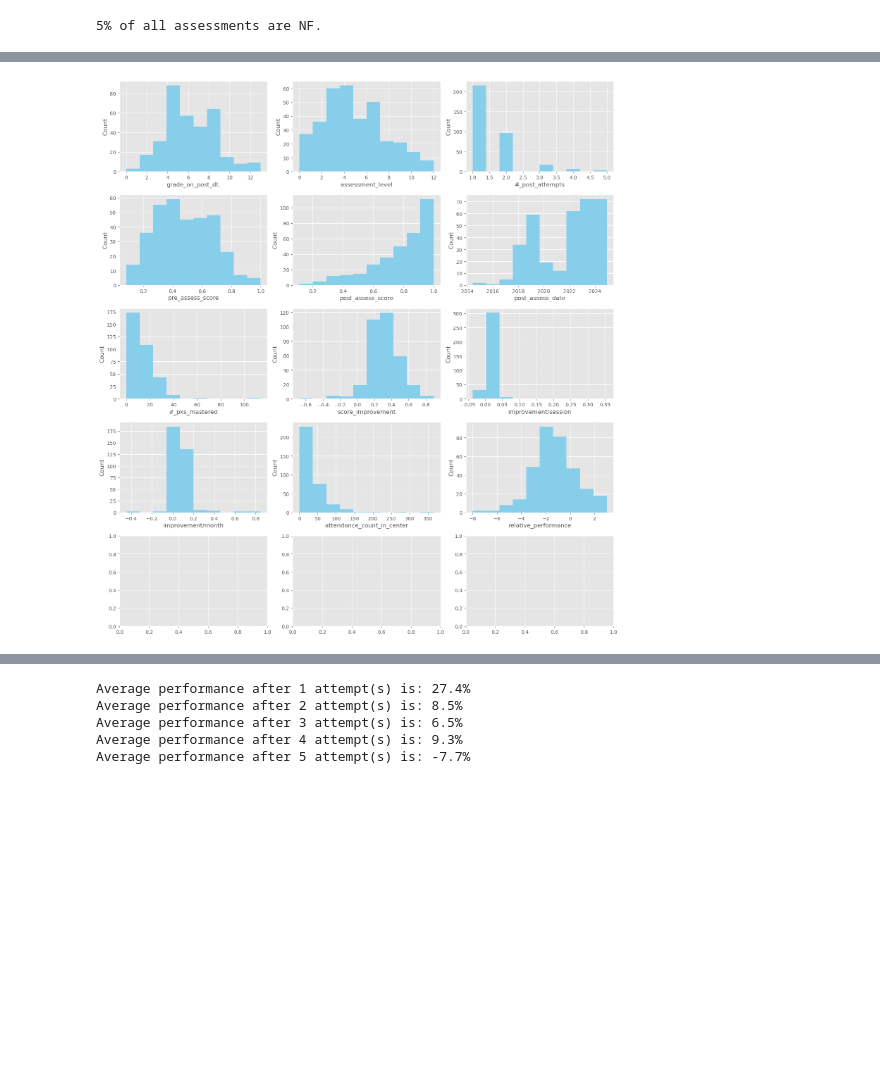
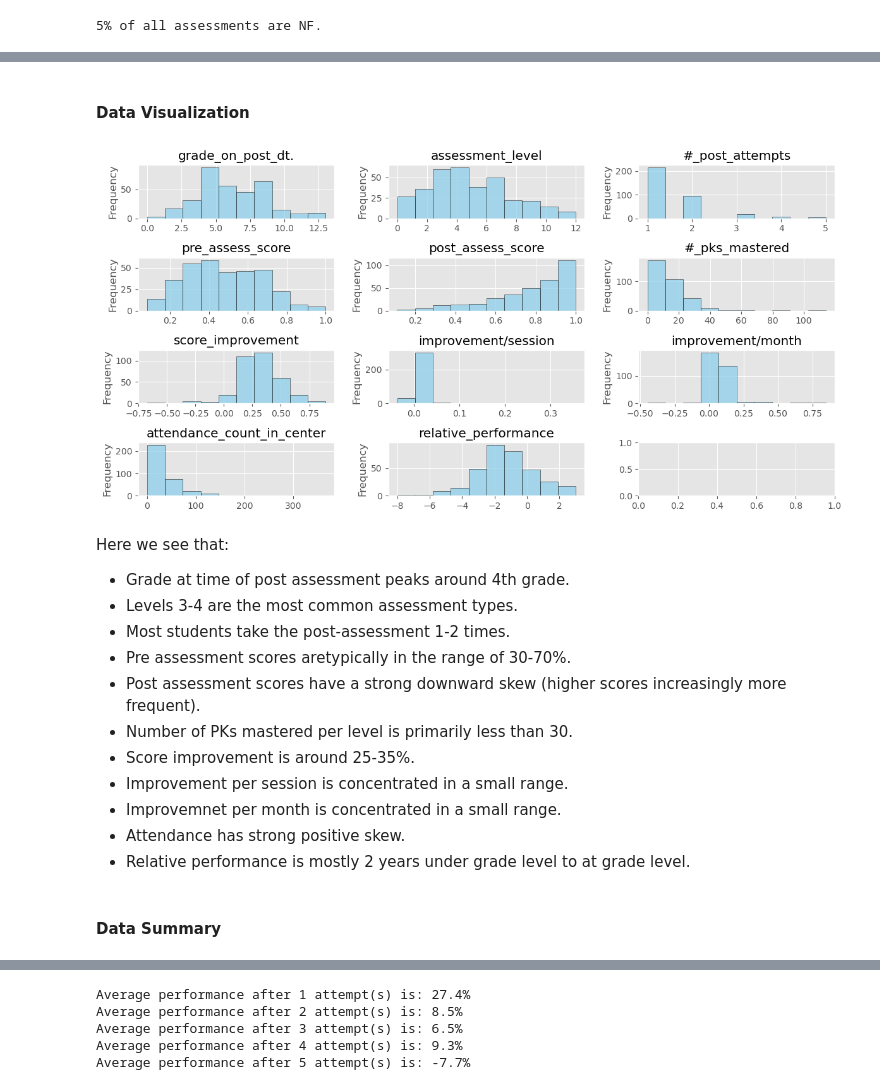
Before and after one commit to elijahlopez94/trends_in_supplemental_education_program, a Jupyter notebook: eda_notebook.ipynb, the cells around one changed output, grey strips where cells are left out. Cells and saved outputs as stored; diff of their text form; code cells hidden in the pictures; blank space fills up the shorter version.

```diff
--- a/eda_notebook.ipynb
+++ b/eda_notebook.ipynb
@@ -1672,19 +1680,21 @@ assessment_progress.loc[assessment_progress['grade_on_post_dt.'] == 4]
-# %%
-# Create a 3x5 grid
-fig, axes = plt.subplots(5, 3, figsize=(15, 16))
-axes = axes.flatten()
-
-# Apply to each column
-for i, column in enumerate(assessment_progress.columns):
-
-    # Horizontal bar plots
-    axes[i].hist(assessment_progress[column], color='skyblue')
-
-    # Add title and labels
-    axes[i].set_xlabel(column)
-    axes[i].set_ylabel('Count')
-
-# Adjust layout to prevent overlap
-plt.tight_layout();
-# %% [output]
-[figure, removed]
+# %% [markdown]
+#### Data Visualization
+# %%
+plot_numeric(assessment_progress)
+# %% [output]
+[figure, added]
+# %% [markdown]
+Here we see that:
+* Grade at time of post assessment peaks around 4th grade.
+* Levels 3-4 are the most common assessment types.
+* Most students take the post-assessment 1-2 times.
+* Pre assessment scores aretypically in the range of 30-70%.
+* Post assessment scores have a strong downward skew (higher scores increasingly more frequent).
+* Number of PKs mastered per level is primarily less than 30.
+* Score improvement is around 25-35%.
+* Improvement per session is concentrated in a small range.
+* Improvemnet per month is concentrated in a small range.
+* Attendance has strong positive skew.
+* Relative performance is mostly 2 years under grade level to at grade level.
+# %% [markdown]
+#### Data Summary
```
Also changed, not shown: parts of 74 cells of this notebook.
